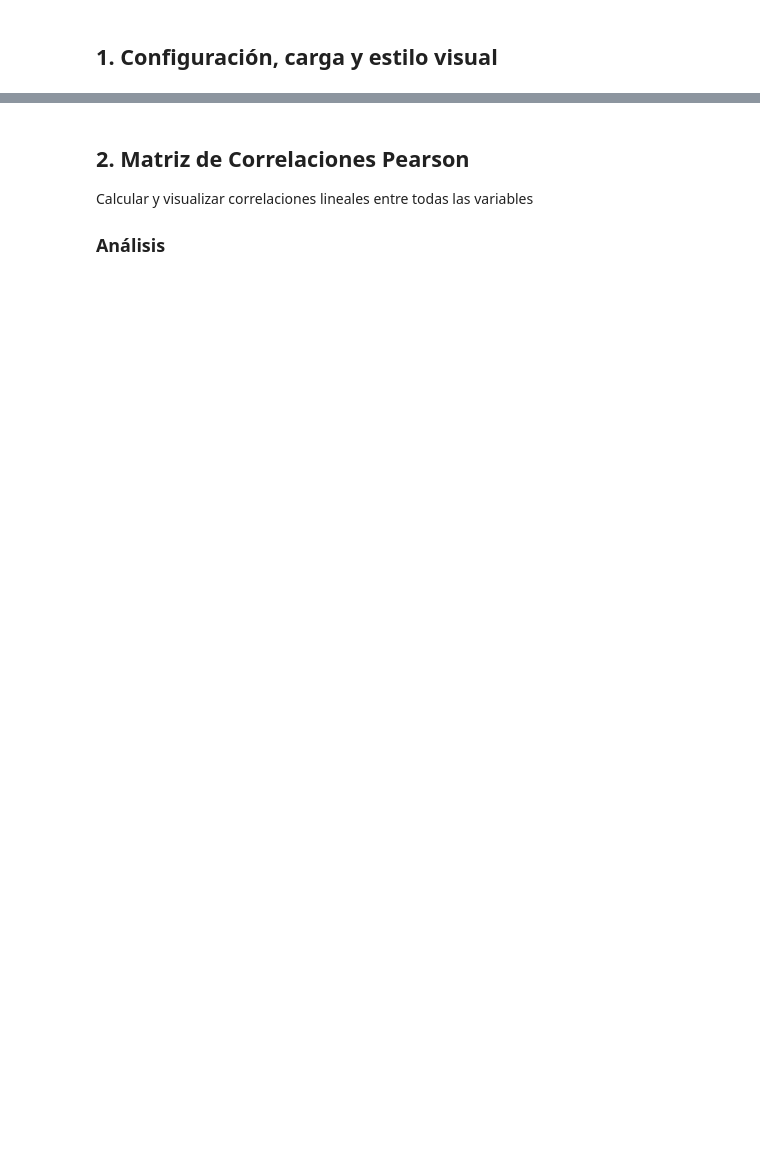
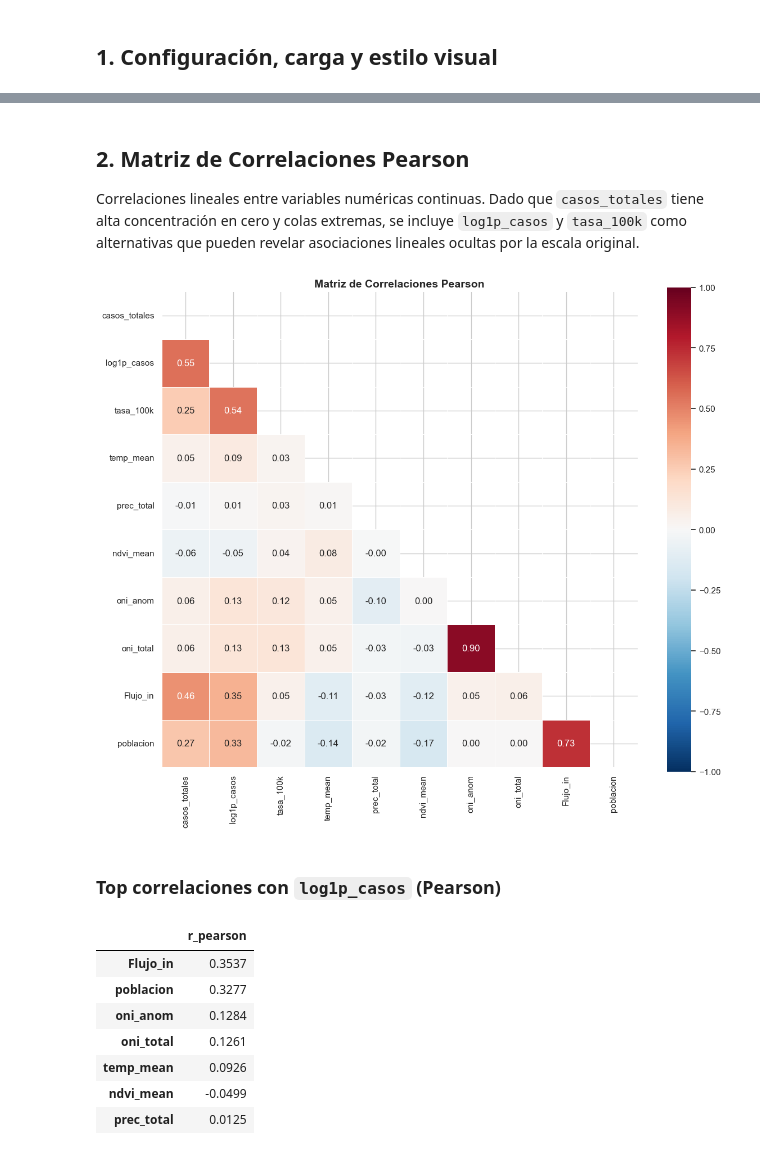
Before and after one commit to Camil0MV/colombia-dengue-data-analysis, a Jupyter notebook: notebooks/02_eda_multivariate.ipynb, the cells around one changed output, grey strips where cells are left out. Cells and saved outputs as stored; diff of their text form; code cells hidden in the pictures; blank space fills up the shorter version.

```diff
--- a/notebooks/02_eda_multivariate.ipynb
+++ b/notebooks/02_eda_multivariate.ipynb
@@ -29,8 +50,13 @@ tables_path = Path("../tables")
 # %%
-# Carga de datos
-df = pd.read_csv(raw_data)
-print(f"Dataset shape: {df.shape}")
-print(f"\nPrimeras filas:")
-print(df.head())
-print(f"\nInfo del dataset:")
-print(df.info())
+df = pd.read_csv(DATASET_PATH)
+df["week_date"] = pd.to_datetime(df["week_start"], errors="coerce")
+df["log1p_casos"] = np.log1p(df["casos_totales"])
+df["tasa_100k"] = df["casos_totales"] / df["poblacion"] * 100_000
+df["depto"] = df["COD_MUN_N"].astype(str).str[:2]
+
+print(f"Shape: {df.shape}")
+print(f"Municipios: {df['COD_MUN_N'].nunique()}")
+print(f"Periodo: {df['ANO'].min()}-{df['ANO'].max()}")
+print(f"Faltantes en temp_mean: {df['temp_mean'].isna().mean()*100:.1f}%")
+print(f"Filas con temp_mean_missing=1: {df['temp_mean_missing'].sum()} ({df['temp_mean_missing'].mean()*100:.1f}%)")
+df.head()
@@ -37,11 +75,51 @@ print(df.info())
 # %% [markdown]
 ## 2. Matriz de Correlaciones Pearson
 
-Calcular y visualizar correlaciones lineales entre todas las variables
-
-### Análisis
+Correlaciones lineales entre variables numéricas continuas. Dado que `casos_totales` tiene alta concentración en cero y colas extremas, se incluye `log1p_casos` y `tasa_100k` como alternativas que pueden revelar asociaciones lineales ocultas por la escala original.
 # %%
-# TODO: Código para Matriz de Correlaciones Pearson
-# Calcular y visualizar correlaciones lineales entre todas las variables
-pass
+numeric_vars = [
+    "casos_totales", "log1p_casos", "tasa_100k",
+    "temp_mean", "prec_total", "ndvi_mean",
+    "oni_anom", "oni_total",
+    "Flujo_in", "poblacion",
+]
+
+corr_pearson = df[numeric_vars].corr(method="pearson")
+
+fig, ax = plt.subplots(figsize=(12, 10))
+mask = np.triu(np.ones_like(corr_pearson, dtype=bool))
+sns.heatmap(
+    corr_pearson,
+    mask=mask,
+    annot=True,
+    fmt=".2f",
+    cmap="RdBu_r",
+    center=0,
+    vmin=-1,
+    vmax=1,
+    square=True,
+    linewidths=0.5,
+    ax=ax,
+)
+ax.set_title("Matriz de Correlaciones Pearson", fontsize=14, fontweight="bold")
+plt.tight_layout()
+fig.savefig(CORR_PATH / "pearson_matrix.png", dpi=300, bbox_inches="tight")
+plt.show()
+
+corr_pearson.to_csv(TABLES_PATH / "pearson_correlation_matrix.csv", encoding="utf-8-sig")
+
+display(Markdown("### Top correlaciones con `log1p_casos` (Pearson)"))
+corr_with_target = corr_pearson["log1p_casos"].drop(["casos_totales", "log1p_casos", "tasa_100k"]).sort_values(key=abs, ascending=False)
+display(corr_with_target.to_frame("r_pearson"))
+# %% [output]
+[figure, added]
+### Top correlaciones con `log1p_casos` (Pearson)
+|  | r_pearson |
+| Flujo_in | 0.3537 |
+| poblacion | 0.3277 |
+| oni_anom | 0.1284 |
+| oni_total | 0.1261 |
+| temp_mean | 0.0926 |
+| ndvi_mean | -0.0499 |
+| prec_total | 0.0125 |
 # %% [markdown]
```
Also changed, not shown: parts of 27 cells of this notebook, 29 other files.
